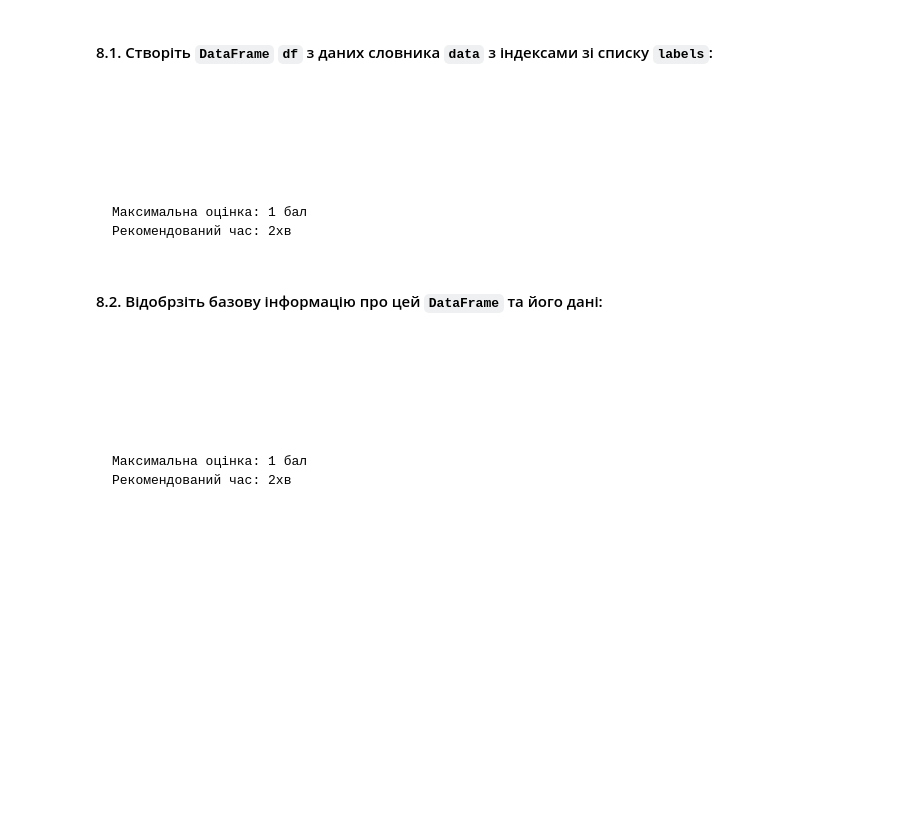
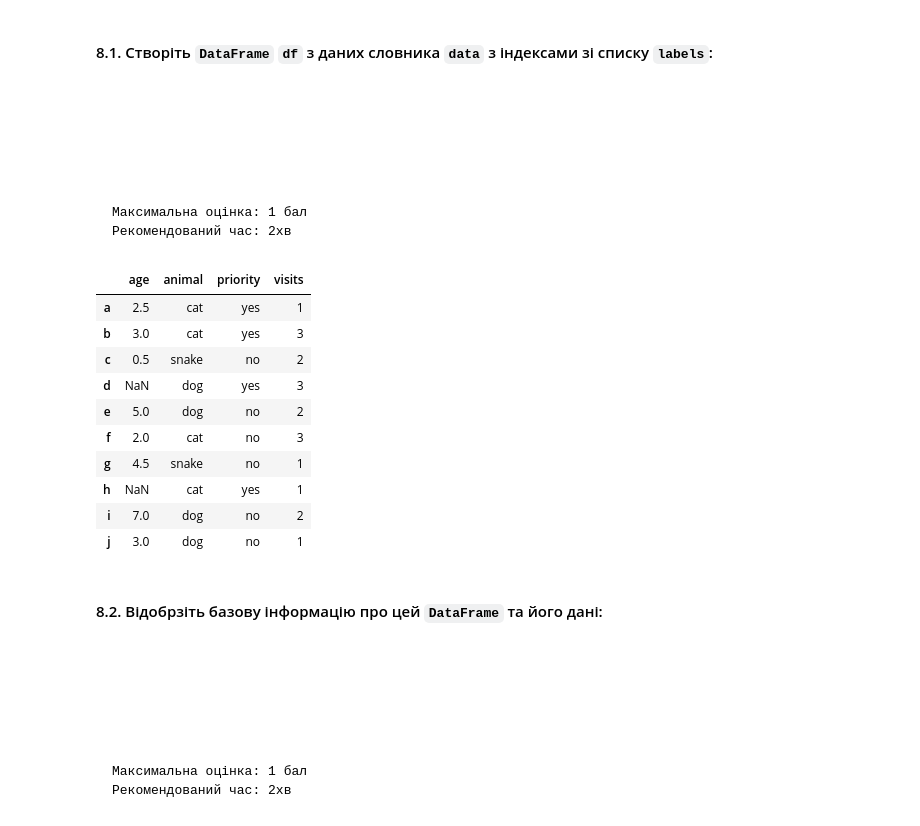
Before and after one commit to andriyrom/DataRoot1, a Jupyter notebook: DataRoot University DS100 Test #2_v1.ipynb, the cells around one changed output. Drawn from its saved outputs; the diff is of its cells as text; code cells hidden in the pictures; blank space fills up the shorter version.

````diff
--- a/DataRoot University DS100 Test #2_v1.ipynb
+++ b/DataRoot University DS100 Test #2_v1.ipynb
@@ -321,6 +355,22 @@ labels = ['a', 'b', 'c', 'd', 'e', 'f', 'g', 'h', 'i', 'j']
 Максимальна оцінка: 1 бал
 Рекомендований час: 2хв
 ```
+# %%
+import pandas as pd
+df = pd.DataFrame(data, index=labels)
+df
+# %% [output]
+|  | age | animal | priority | visits |
+| a | 2.5 | cat | yes | 1 |
+| b | 3.0 | cat | yes | 3 |
+| c | 0.5 | snake | no | 2 |
+| d | NaN | dog | yes | 3 |
+| e | 5.0 | dog | no | 2 |
+| f | 2.0 | cat | no | 3 |
+| g | 4.5 | snake | no | 1 |
+| h | NaN | cat | yes | 1 |
+| i | 7.0 | dog | no | 2 |
+| j | 3.0 | dog | no | 1 |
 # %% [markdown]
 #### 8.2. Відобрзіть базову інформацію про цей ```DataFrame``` та його дані:
 ```
````
Also changed, not shown: parts of 13 cells of this notebook.
